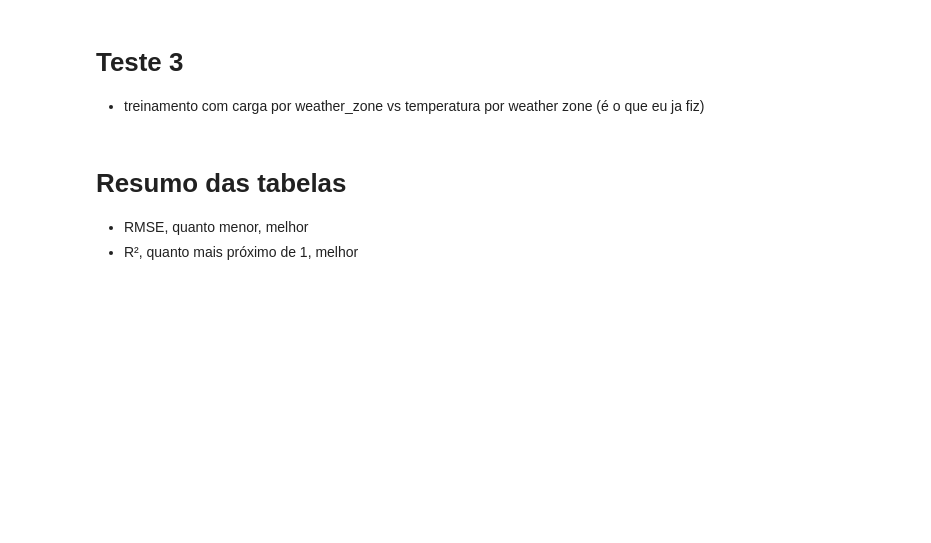
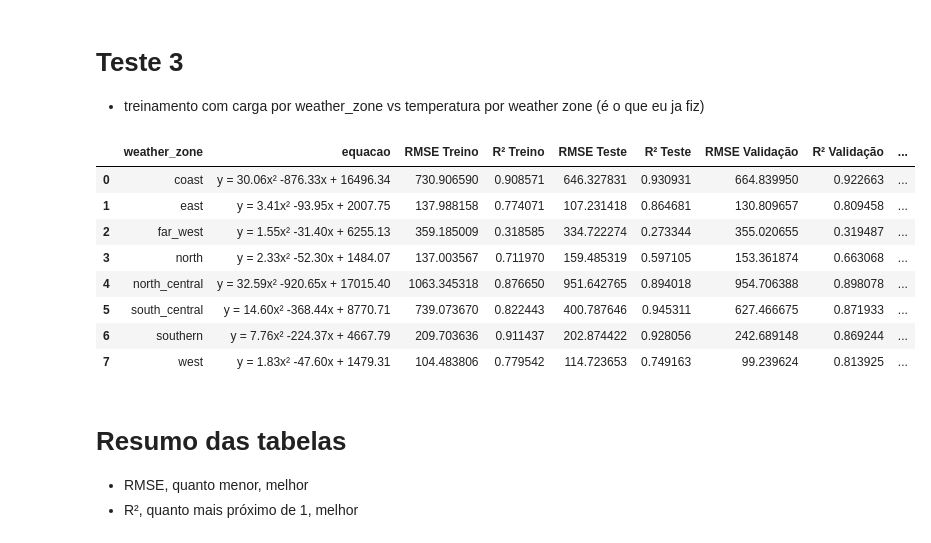
Before and after one commit to jrodrigotico/serena-tcc, a Jupyter notebook: debug_modelo.ipynb, the cells around one changed output. Cells and saved outputs as stored; diff of their text form; code cells hidden in the pictures; blank space fills up the shorter version.

```diff
--- a/debug_modelo.ipynb
+++ b/debug_modelo.ipynb
@@ -451,68 +518,105 @@ tabela2 = treinamento_ponderado_por_zona(df_pond_long, n_weekday , hour)
 # Teste 3
 - treinamento com carga por weather_zone vs temperatura por weather zone (é o que eu ja fiz)
 # %%
-def treinamento_por_weather_zone(df, weekday, hora):
-
+def treinamento_por_weather_zone_cv(df, weekday=None, hora=None, k=5):
     zonas = ['coast', 'east', 'far_west', 'north', 'north_central',
-                'south_central', 'southern', 'west']
+             'south_central', 'southern', 'west']
 
     resultados = []
 
     for zona in zonas:
         temp_col = f"{zona}_tc"
         carga_col = f"{zona}_carga"
 
         # Filtrar dados
         dados = df.copy()
         if weekday is not None:
             dados = dados[dados['weekday'] == weekday]
         if hora is not None:
             dados = dados[dados['hour'] == hora]
         dados = dados[dados[temp_col].notna() & dados[carga_col].notna()]
 
         X = dados[[temp_col]].values
         y = dados[carga_col].values
 
         if len(X) < 10:
             print(f"Poucos dados para a zona {zona}. Pulando...")
             continue
 
-        # Regressão quadrática
-        X_poly = np.hstack((X**2, X, np.ones_like(X)))
-        coef, *_ = np.linalg.lstsq(X_poly, y, rcond=None)
-        y_pred = X_poly @ coef
+        # Divisão dos dados
+        X_train, X_temp, y_train, y_temp = train_test_split(X, y, test_size=0.3, random_state=42)
+        X_test, X_val, y_test, y_val = train_test_split(X_temp, y_temp, test_size=0.5, random_state=42)
 
-        rmse = mean_squared_error(y, y_pred, squared=False)
-        r2 = r2_score(y, y_pred)
-        # Salvar resultado
+        # Regressão quadrática na base de treino
+        X_train_poly = np.hstack((X_train**2, X_train, np.ones_like(X_train)))
+        coef, *_ = np.linalg.lstsq(X_train_poly, y_train, rcond=None)
+
+        # Treino
+        y_pred_train = X_train_poly @ coef
+        rmse_train = mean_squared_error(y_train, y_pred_train, squared=False)
+        r2_train = r2_score(y_train, y_pred_train)
+
+        # Teste
+        X_test_poly = np.hstack((X_test**2, X_test, np.ones_like(X_test)))
+        y_pred_test = X_test_poly @ coef
+        rmse_test = mean_squared_error(y_test, y_pred_test, squared=False)
+        r2_test = r2_score(y_test, y_pred_test)
+
+        # Validação (sem cross)
+        X_val_poly = np.hstack((X_val**2, X_val, np.ones_like(X_val)))
+        y_pred_val = X_val_poly @ coef
+        rmse_val = mean_squared_error(y_val, y_pred_val, squared=False)
+        r2_val = r2_score(y_val, y_pred_val)
+
+        # Validação cruzada na base de validação
+        kf = KFold(n_splits=k, shuffle=True, random_state=42)
+        rmse_cv_scores = []
+
+        for train_idx, test_idx in kf.split(X_val):
+            X_cv_train, X_cv_test = X_val[train_idx], X_val[test_idx]
+            y_cv_train, y_cv_test = y_val[train_idx], y_val[test_idx]
+
+            X_cv_train_poly = np.hstack((X_cv_train**2, X_cv_train, np.ones_like(X_cv_train)))
+            X_cv_test_poly = np.hstack((X_cv_test**2, X_cv_test, np.ones_like(X_cv_test)))
+
+            coef_cv, *_ = np.linalg.lstsq(X_cv_train_poly, y_cv_train, rcond=None)
+            y_cv_pred = X_cv_test_poly @ coef_cv
+
+            rmse_cv_scores.append(mean_squared_error(y_cv_test, y_cv_pred, squared=False))
+
+        rmse_cv_mean = np.mean(rmse_cv_scores)
+        rmse_cv_std = np.std(rmse_cv_scores)
+
+        # Armazenar resultados
         resultados.append({
             'weather_zone': zona,
-            'eq': f"y = {coef[0]:.2f}x² + {coef[1]:.2f}x + {coef[2]:.2f}",
-            'rmse': rmse,
-            'r2': r2
+            'equacao': f"y = {coef[0]:.2f}x² {coef[1]:.2f}x + {coef[2]:.2f}",
+            'RMSE Treino': rmse_train,
+            'R² Treino': r2_train,
+            'RMSE Teste': rmse_test,
+            'R² Teste': r2_test,
+            'RMSE Validação': rmse_val,
+            'R² Validação': r2_val,
+            'CV RMSE Médio': rmse_cv_mean,
+            'CV RMSE DP': rmse_cv_std
         })
-
-        # # Plot
-        # plt.figure(figsize=(8, 4))
-        # plt.scatter(X[:, 0], y, alpha=0.5, label='Observado')
-
-        # x_sorted = np.sort(X[:, 0])
-        # x_sorted_reshaped = x_sorted.reshape(-1, 1)
-        # x_poly_sorted = np.hstack((x_sorted_reshaped**2, x_sorted_reshaped, np.ones_like(x_sorted_reshaped)))
-        # y_fit = x_poly_sorted @ coef
-
-        # plt.plot(x_sorted, y_fit, color='red', label='Regressão')
-        # plt.title(f"Região: {zona.title()} | Hora: {hora if hora is not None else 'Todas'} | Weekday: {weekday if weekday is not None else 'Todos'}")
-        # plt.xlabel('Temperatura (°C)')
-        # plt.ylabel('Carga (MW)')
-        # plt.legend()
-        # plt.grid(True)
-        # plt.show()
 
     return pd.DataFrame(resultados)
 
 
-tabela3 = treinamento_por_weather_zone(df = df, weekday=n_weekday ,  hora = hour)
+
+tabela3 = treinamento_por_weather_zone_cv(df = df, weekday=n_weekday ,  hora = hour)
+tabela3
+# %% [output]
+|  | weather_zone | equacao | RMSE Treino | R² Treino | RMSE Teste | R² Teste | RMSE Validação | R² Validação | ... |
+| 0 | coast | y = 30.06x² -876.33x + 16496.34 | 730.906590 | 0.908571 | 646.327831 | 0.930931 | 664.839950 | 0.922663 | ... |
+| 1 | east | y = 3.41x² -93.95x + 2007.75 | 137.988158 | 0.774071 | 107.231418 | 0.864681 | 130.809657 | 0.809458 | ... |
+| 2 | far_west | y = 1.55x² -31.40x + 6255.13 | 359.185009 | 0.318585 | 334.722274 | 0.273344 | 355.020655 | 0.319487 | ... |
+| 3 | north | y = 2.33x² -52.30x + 1484.07 | 137.003567 | 0.711970 | 159.485319 | 0.597105 | 153.361874 | 0.663068 | ... |
+| 4 | north_central | y = 32.59x² -920.65x + 17015.40 | 1063.345318 | 0.876650 | 951.642765 | 0.894018 | 954.706388 | 0.898078 | ... |
+| 5 | south_central | y = 14.60x² -368.44x + 8770.71 | 739.073670 | 0.822443 | 400.787646 | 0.945311 | 627.466675 | 0.871933 | ... |
+| 6 | southern | y = 7.76x² -224.37x + 4667.79 | 209.703636 | 0.911437 | 202.874422 | 0.928056 | 242.689148 | 0.869244 | ... |
+| 7 | west | y = 1.83x² -47.60x + 1479.31 | 104.483806 | 0.779542 | 114.723653 | 0.749163 | 99.239624 | 0.813925 | ... |
 # %% [markdown]
 # Resumo das tabelas
 - RMSE, quanto menor, melhor
```
Also changed, not shown: parts of 6 cells of this notebook, 1 other file.
